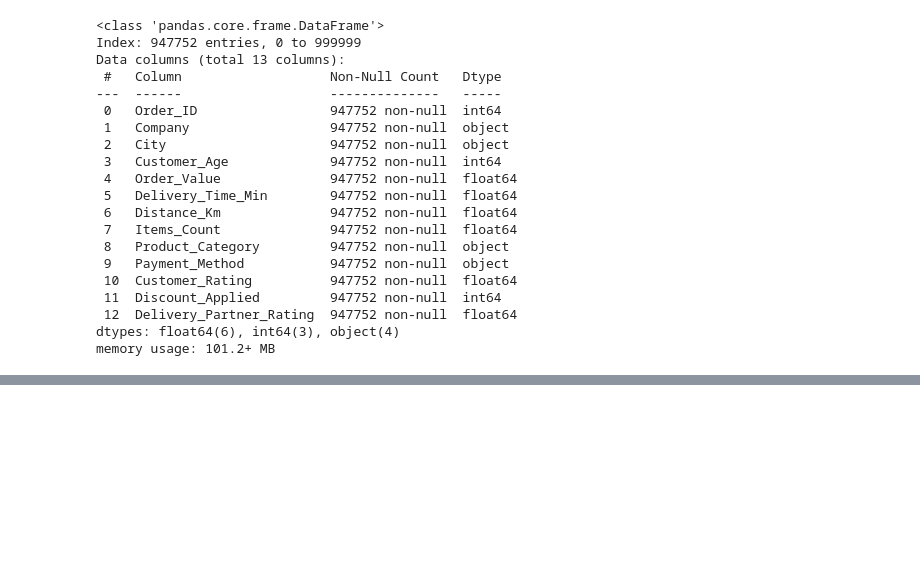
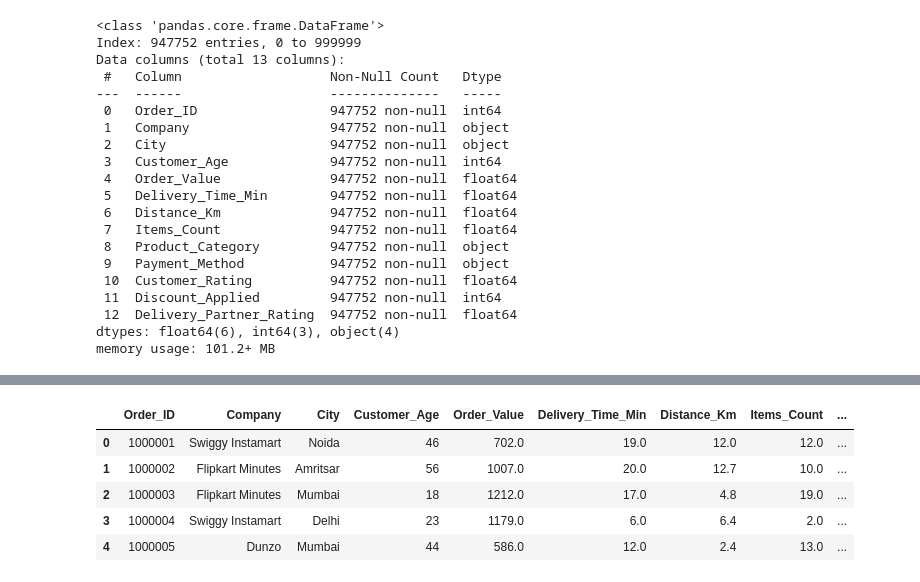
Before and after one commit to sankajithdjinasena/DataAnalysisProjects, a Jupyter notebook: Quick_Commerce_Analysis/Quick_Commerce_Analysis.ipynb, the cells around one changed output, grey strips where cells are left out. Drawn from its saved outputs; the diff is of its cells as text; code cells hidden in the pictures; blank space fills up the shorter version.

```diff
--- a/Quick_Commerce_Analysis/Quick_Commerce_Analysis.ipynb
+++ b/Quick_Commerce_Analysis/Quick_Commerce_Analysis.ipynb
@@ -255,0 +291,15 @@ memory usage: 101.2+ MB
+# %%
+df["Order_Value"] = np.round(df["Order_Value"])
+df["Delivery_Time_Min"] = np.round(df["Delivery_Time_Min"])
+df["Distance_Km"] = np.round(df["Distance_Km"],1)
+df["Customer_Rating"] = np.round(df["Customer_Rating"])
+df["Delivery_Partner_Rating"] = np.round(df["Delivery_Partner_Rating"])
+# %%
+df.head()
+# %% [output]
+|  | Order_ID | Company | City | Customer_Age | Order_Value | Delivery_Time_Min | Distance_Km | Items_Count | ... |
+| 0 | 1000001 | Swiggy Instamart | Noida | 46 | 702.0 | 19.0 | 12.0 | 12.0 | ... |
+| 1 | 1000002 | Flipkart Minutes | Amritsar | 56 | 1007.0 | 20.0 | 12.7 | 10.0 | ... |
+| 2 | 1000003 | Flipkart Minutes | Mumbai | 18 | 1212.0 | 17.0 | 4.8 | 19.0 | ... |
+| 3 | 1000004 | Swiggy Instamart | Delhi | 23 | 1179.0 | 6.0 | 6.4 | 2.0 | ... |
+| 4 | 1000005 | Dunzo | Mumbai | 44 | 586.0 | 12.0 | 2.4 | 13.0 | ... |
```
Also changed, not shown: parts of 6 cells of this notebook.
